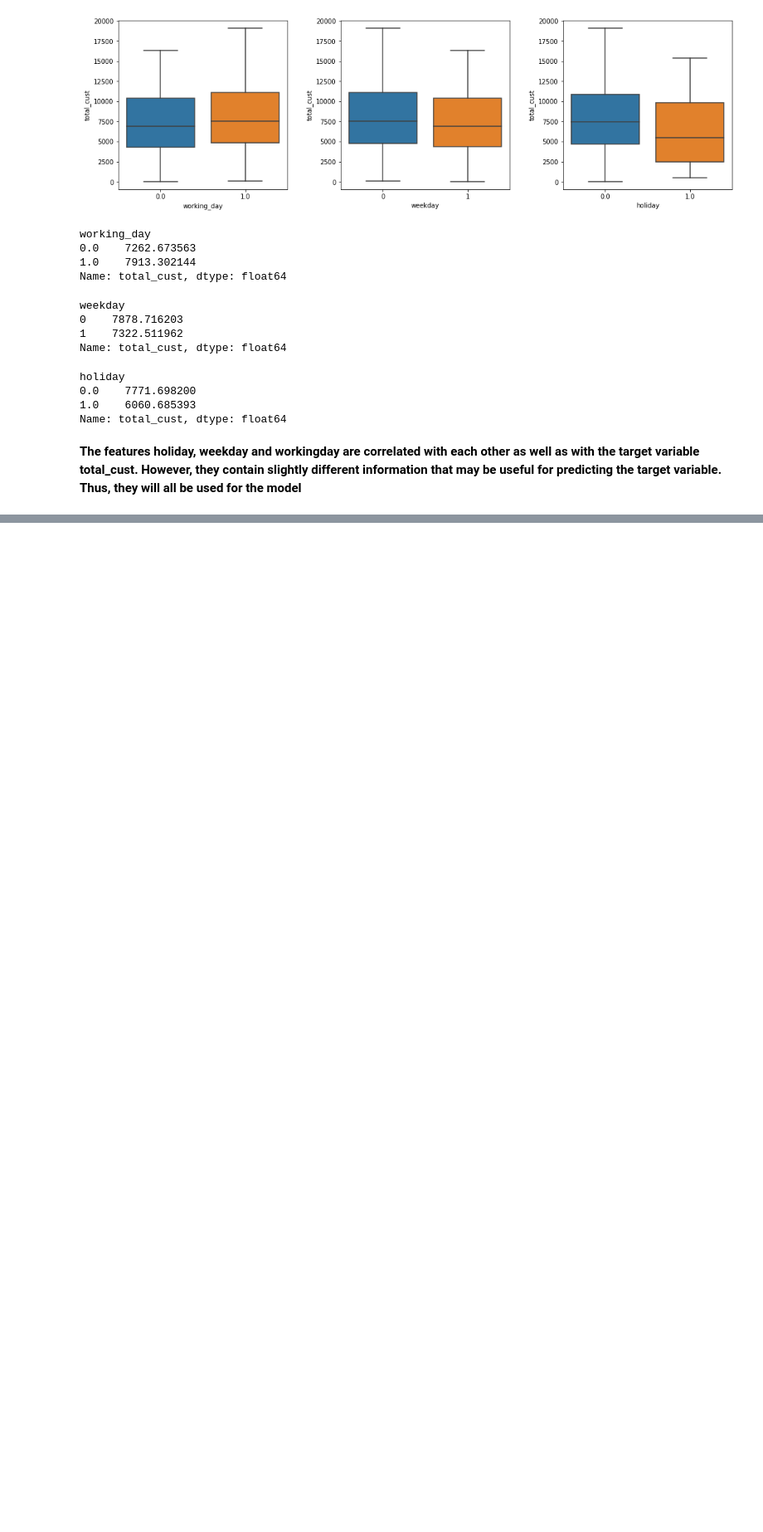
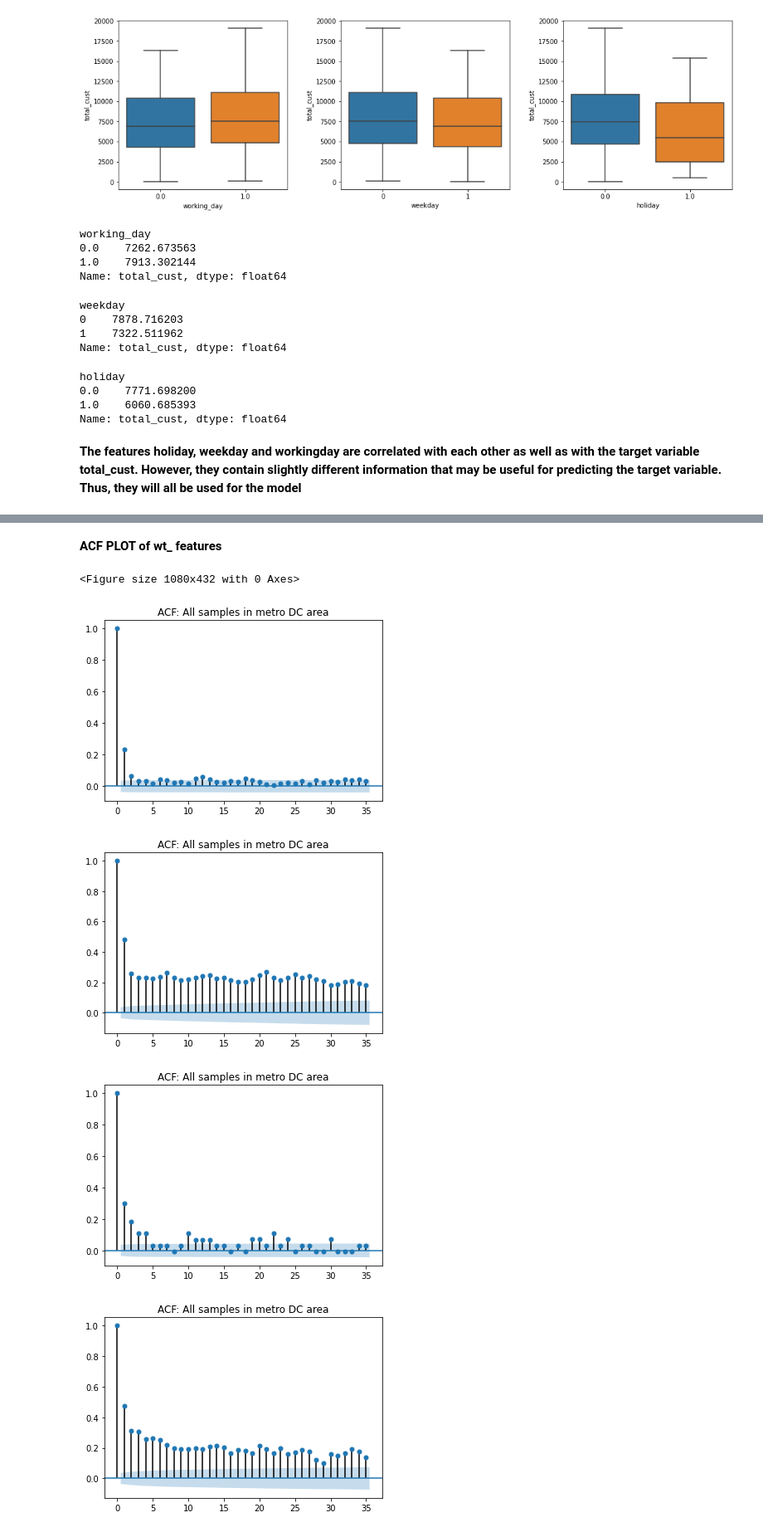
Before and after one commit to SamuelWanjiru/Bike-sharing-forecast, a Jupyter notebook: BikeSharing.ipynb, the cells around one changed output, grey strips where cells are left out. Shown at 83% size. Saved outputs shown, nothing was run; the diff lists cells and outputs as text; code cells hidden in the pictures; blank space fills up the shorter version.

```diff
--- a/BikeSharing.ipynb
+++ b/BikeSharing.ipynb
@@ -443,0 +480,19 @@ Name: total_cust, dtype: float64
+# %%
+# fog, heavy fog, hail, haze, high wind
+bike_data['foggy'] = bike_data['wt_fog'] + bike_data['wt_heavy_fog'] + bike_data['wt_hail'] + bike_data['wt_haze'] + bike_data['wt_high_wind']
+bike_data['foggy'] = bike_data['foggy'].apply(lambda x: 0 if x == 0 else 1)
+
+# thunder
+bike_data['thunder'] = bike_data['wt_thunder']
+
+# ice_fog, unknown, freeze_drizzle, freeze_rain, drift_snow
+bike_data['ice'] = bike_data['wt_ice_fog'] + bike_data['wt_unknown'] + bike_data['wt_freeze_drizzle'] + bike_data['wt_freeze_rain'] + bike_data['wt_drift_snow']
+bike_data['ice'] = bike_data['ice'].apply(lambda x: 0 if x == 0 else 1)
+
+# sleet, glaze, snow
+bike_data['sleet'] = bike_data['wt_sleet'] + bike_data['wt_glaze'] + bike_data['wt_snow']
+bike_data['sleet'] = bike_data['sleet'].apply(lambda x: 0 if x == 0 else 1)
+
+# mist, drizzle, rain, ground fog
+bike_data['rain'] = bike_data['wt_mist'] + bike_data['wt_drizzle'] + bike_data['wt_rain'] + bike_data['wt_ground_fog']
+bike_data['rain'] = bike_data['rain'].apply(lambda x: 0 if x == 0 else 1)
@@ -443,0 +540,25 @@ Name: total_cust, dtype: float64
+# %% [markdown]
+**ACF PLOT of wt_ features**
+# %%
+plt.figure(figsize=[15,6])
+
+plot_acf(bike_data['foggy'], title='ACF: All samples in metro DC area',)
+plt.show()
+
+plot_acf(bike_data['thunder'], title='ACF: All samples in metro DC area',)
+plt.show()
+
+plot_acf(bike_data['ice'], title='ACF: All samples in metro DC area',)
+plt.show()
+
+plot_acf(bike_data['sleet'], title='ACF: All samples in metro DC area',)
+plt.show()
+
+plot_acf(bike_data['rain'], title='ACF: All samples in metro DC area',)
+plt.show()
+# %% [output]
+<Figure size 1080x432 with 0 Axes>
+[figure, added]
+[figure, added]
+[figure, added]
+[figure, added]
```
Also changed, not shown: parts of 95 cells of this notebook.
